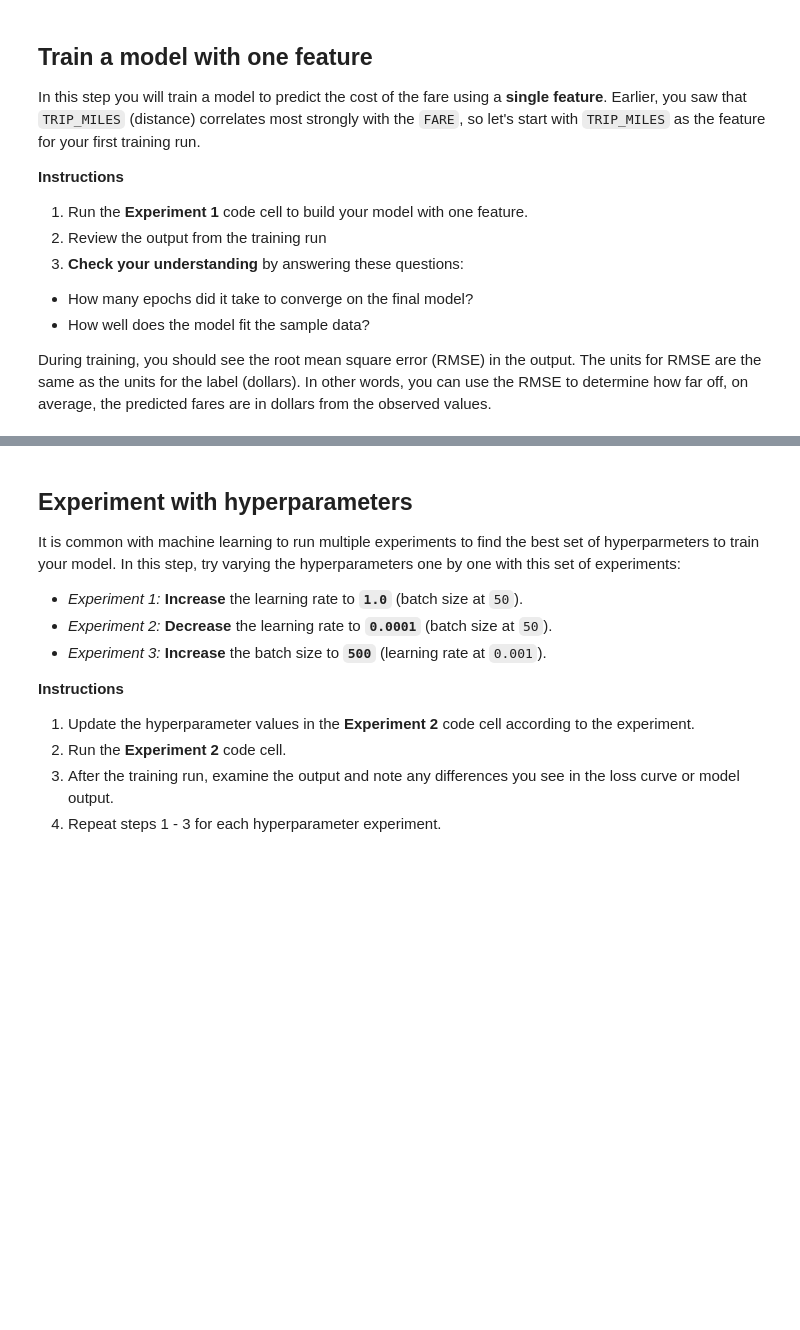
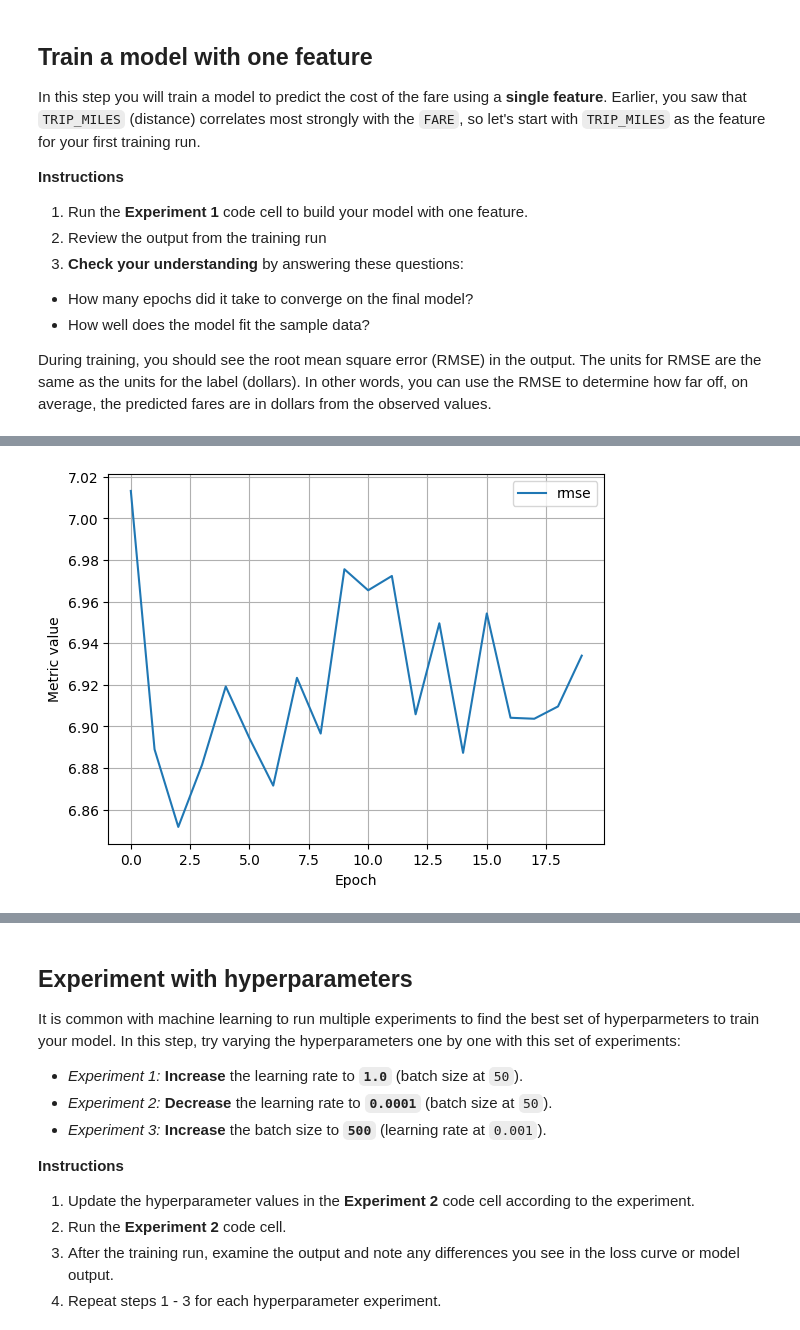
Before and after one commit to Poorvi-M/Google-ML, a Jupyter notebook: ml/cc/exercises/linear_regression_taxi.ipynb, the cells around one changed output, grey strips where cells are left out. Saved outputs shown, nothing was run; the diff lists cells and outputs as text; code cells hidden in the pictures; blank space fills up the shorter version.

```diff
--- a/ml/cc/exercises/linear_regression_taxi.ipynb
+++ b/ml/cc/exercises/linear_regression_taxi.ipynb
@@ -307,7 +360,7 @@ During training, you should see the root mean square error (RMSE) in the output.
 
 # The following variables are the hyperparameters.
 settings_1 = ml_edu.experiment.ExperimentSettings(
-    learning_rate = 0.001,
+    learning_rate = 1.0,
     number_epochs = 20,
     batch_size = 50,
     input_features = ['TRIP_MILES']
@@ -321,3 +374,4 @@ experiment_1 = train_model('one_feature', model_1, training_df, 'FARE', settings
 
 ml_edu.results.plot_experiment_metrics(experiment_1, ['rmse'])
 ml_edu.results.plot_model_predictions(experiment_1, training_df, 'FARE')
+# %% [output]
@@ -324,3 +396,4 @@ ml_edu.results.plot_model_predictions(experiment_1, training_df, 'FARE')
+[figure, added]
 # %%
 #@title Double-click to view answers for training model with one feature
 
```
Also changed, not shown: parts of 14 cells of this notebook.
